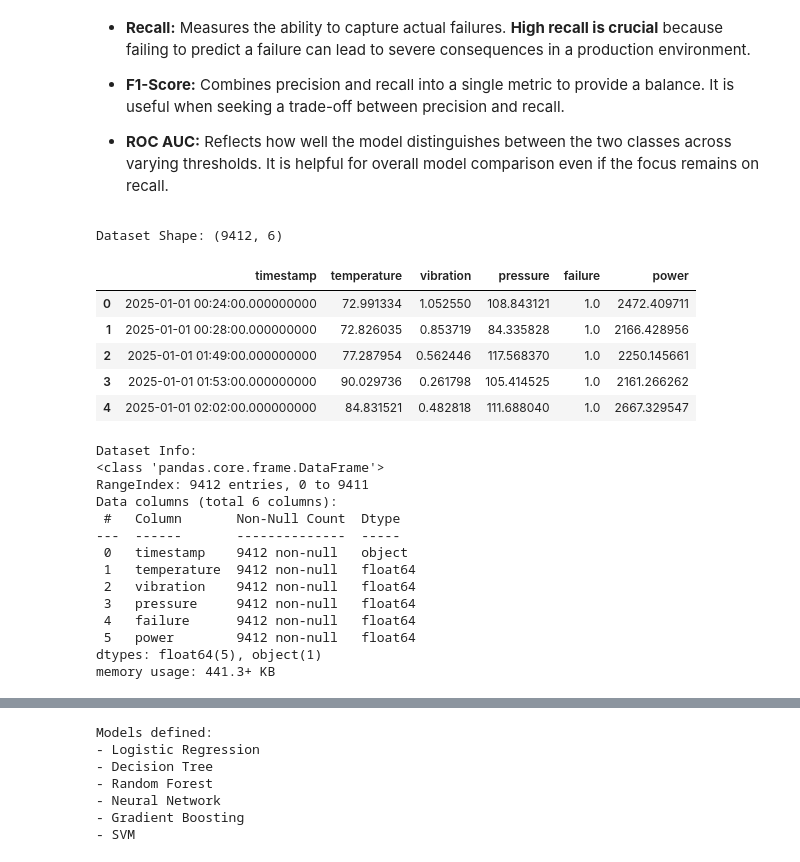
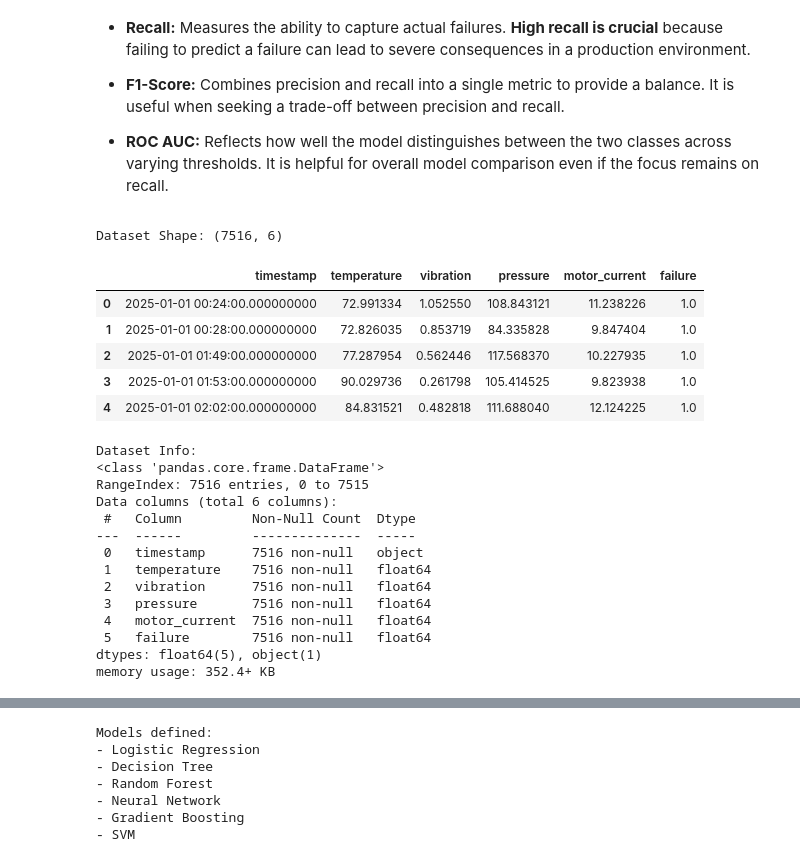
Before and after one commit to Akshay-Dongare/CNC-Milling-Machine-Vizualization-Dashboard, a Jupyter notebook: failure_prediction.ipynb, the cells around one changed output, grey strips where cells are left out. Cells and saved outputs as stored; diff of their text form; code cells hidden in the pictures.

```diff
--- a/failure_prediction.ipynb
+++ b/failure_prediction.ipynb
@@ -56,39 +56,36 @@ RANDOM_STATE = 42
 np.random.seed(RANDOM_STATE)
 # %%
 # Load the dataset from the CSV file
-data_path = './dataviz/augmented_dataset.csv'
+data_path = './Predictive_Maintenance_Dataset_train_aug.csv'
 df = pd.read_csv(data_path)
-
-# Fix the column name case for 'Power' (inconsistent between augmented_dataset and predictive maintainence v2 dataset)
-df = df.rename(columns={'Power': 'power'})
 
 # Display first few rows and basic info about the dataset
 print('Dataset Shape:', df.shape)
 display(df.head())
 print('\nDataset Info:')
 df.info()
 # %% [output]
-Dataset Shape: (9412, 6)
+Dataset Shape: (7516, 6)
-|  | timestamp | temperature | vibration | pressure | failure | power |
-| 0 | 2025-01-01 00:24:00.000000000 | 72.991334 | 1.052550 | 108.843121 | 1.0 | 2472.409711 |
-| 1 | 2025-01-01 00:28:00.000000000 | 72.826035 | 0.853719 | 84.335828 | 1.0 | 2166.428956 |
-| 2 | 2025-01-01 01:49:00.000000000 | 77.287954 | 0.562446 | 117.568370 | 1.0 | 2250.145661 |
-| 3 | 2025-01-01 01:53:00.000000000 | 90.029736 | 0.261798 | 105.414525 | 1.0 | 2161.266262 |
-| 4 | 2025-01-01 02:02:00.000000000 | 84.831521 | 0.482818 | 111.688040 | 1.0 | 2667.329547 |
+|  | timestamp | temperature | vibration | pressure | motor_current | failure |
+| 0 | 2025-01-01 00:24:00.000000000 | 72.991334 | 1.052550 | 108.843121 | 11.238226 | 1.0 |
+| 1 | 2025-01-01 00:28:00.000000000 | 72.826035 | 0.853719 | 84.335828 | 9.847404 | 1.0 |
+| 2 | 2025-01-01 01:49:00.000000000 | 77.287954 | 0.562446 | 117.568370 | 10.227935 | 1.0 |
+| 3 | 2025-01-01 01:53:00.000000000 | 90.029736 | 0.261798 | 105.414525 | 9.823938 | 1.0 |
+| 4 | 2025-01-01 02:02:00.000000000 | 84.831521 | 0.482818 | 111.688040 | 12.124225 | 1.0 |
 Dataset Info:
 <class 'pandas.core.frame.DataFrame'>
-RangeIndex: 9412 entries, 0 to 9411
+RangeIndex: 7516 entries, 0 to 7515
 Data columns (total 6 columns):
- #   Column       Non-Null Count  Dtype
----  ------       --------------  -----
- 0   timestamp    9412 non-null   object
- 1   temperature  9412 non-null   float64
- 2   vibration    9412 non-null   float64
- 3   pressure     9412 non-null   float64
- 4   failure      9412 non-null   float64
- 5   power        9412 non-null   float64
+ #   Column         Non-Null Count  Dtype
+---  ------         --------------  -----
+ 0   timestamp      7516 non-null   object
+ 1   temperature    7516 non-null   float64
+ 2   vibration      7516 non-null   float64
+ 3   pressure       7516 non-null   float64
+ 4   motor_current  7516 non-null   float64
+ 5   failure        7516 non-null   float64
 dtypes: float64(5), object(1)
-memory usage: 441.3+ KB
+memory usage: 352.4+ KB
 # %%
 # Process the timestamp column and analyze time-based features without modifying the original dataframe
 if 'timestamp' in df.columns:
```
Also changed, not shown: parts of 11 cells of this notebook, 2 other files.
